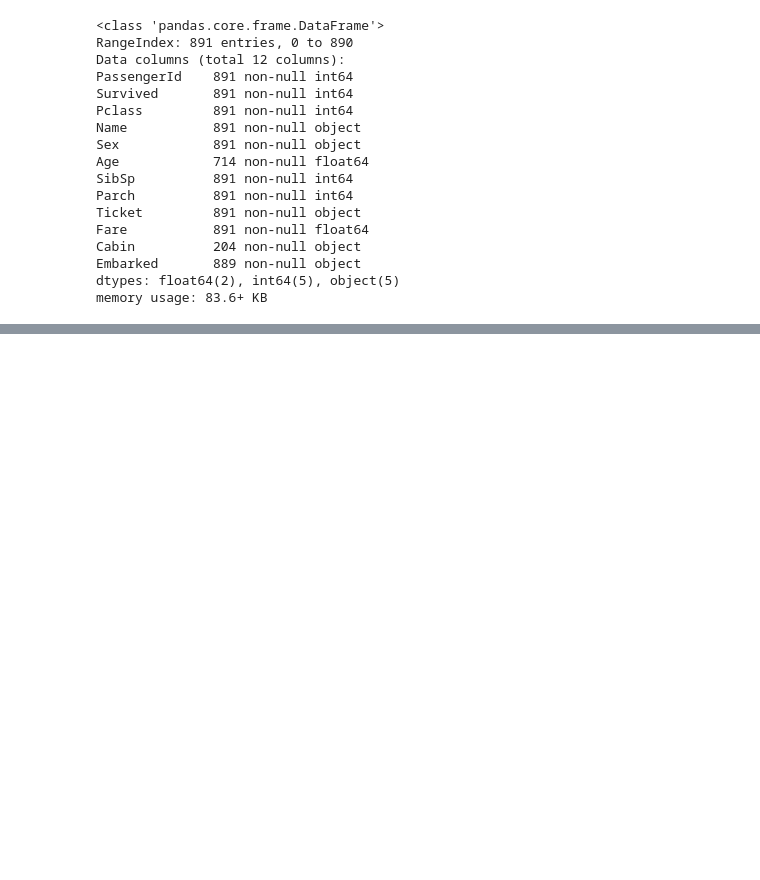
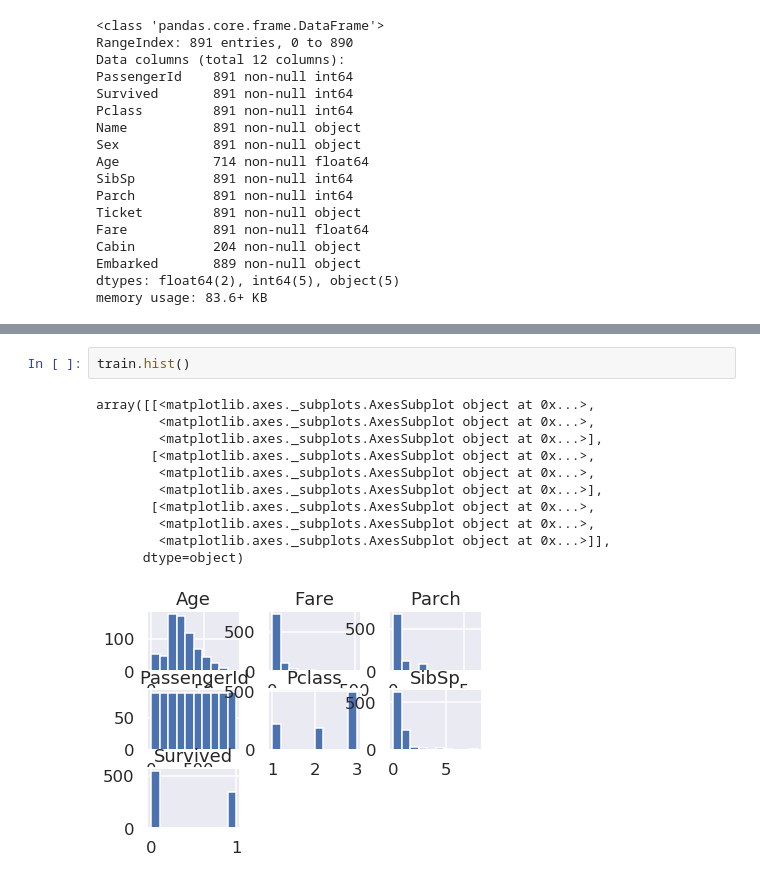
Before and after one commit to RISHABH084/Kaggle-Challenges, a Jupyter notebook: Titanic .ipynb, the cells around one changed output, grey strips where cells are left out. Cells and saved outputs as stored; diff of their text form; blank space fills up the shorter version.

```diff
--- a/Titanic .ipynb
+++ b/Titanic .ipynb
@@ -136,0 +162,14 @@ memory usage: 83.6+ KB
+# %%
+train.hist()
+# %% [output]
+array([[<matplotlib.axes._subplots.AxesSubplot object at 0x...>,
+        <matplotlib.axes._subplots.AxesSubplot object at 0x...>,
+        <matplotlib.axes._subplots.AxesSubplot object at 0x...>],
+       [<matplotlib.axes._subplots.AxesSubplot object at 0x...>,
+        <matplotlib.axes._subplots.AxesSubplot object at 0x...>,
+        <matplotlib.axes._subplots.AxesSubplot object at 0x...>],
+       [<matplotlib.axes._subplots.AxesSubplot object at 0x...>,
+        <matplotlib.axes._subplots.AxesSubplot object at 0x...>,
+        <matplotlib.axes._subplots.AxesSubplot object at 0x...>]],
+      dtype=object)
+[figure, added]
```
Also changed, not shown: parts of 7 cells of this notebook.
